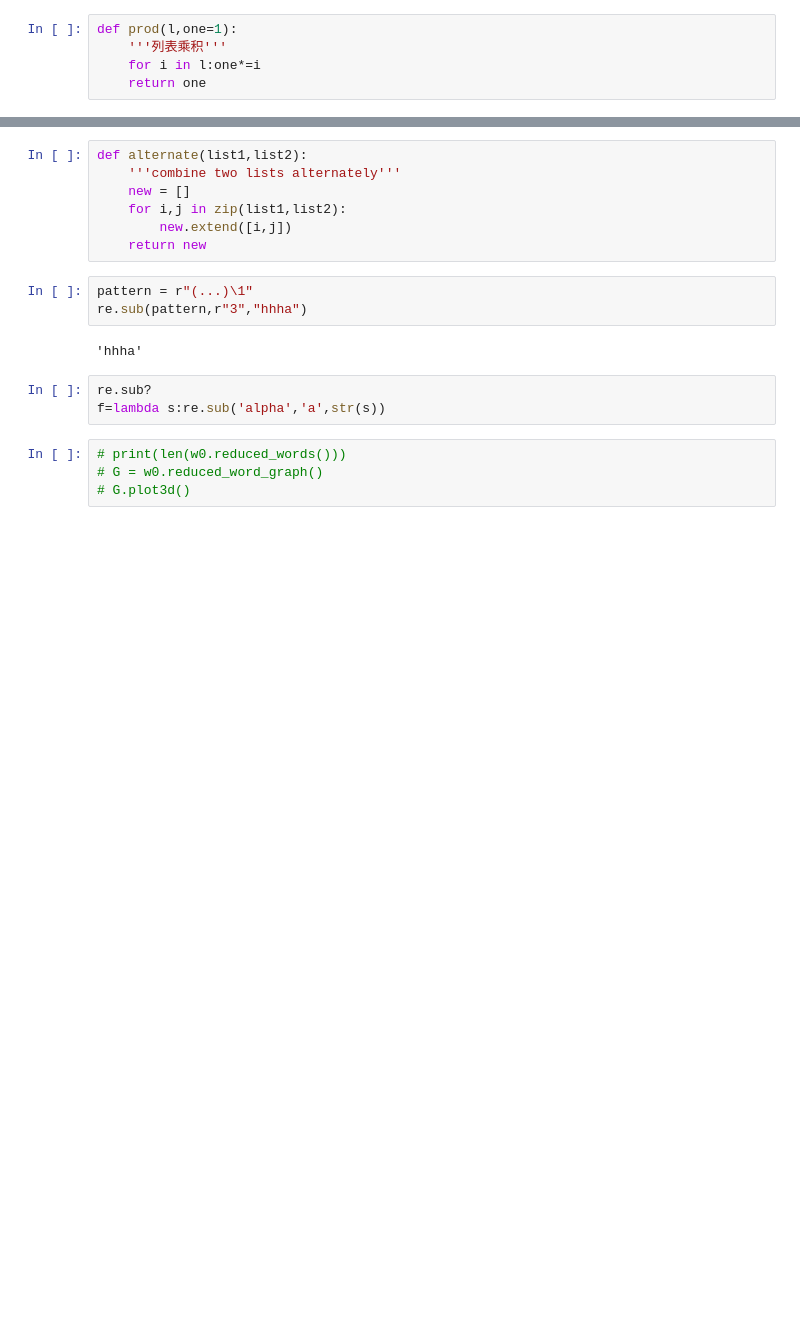
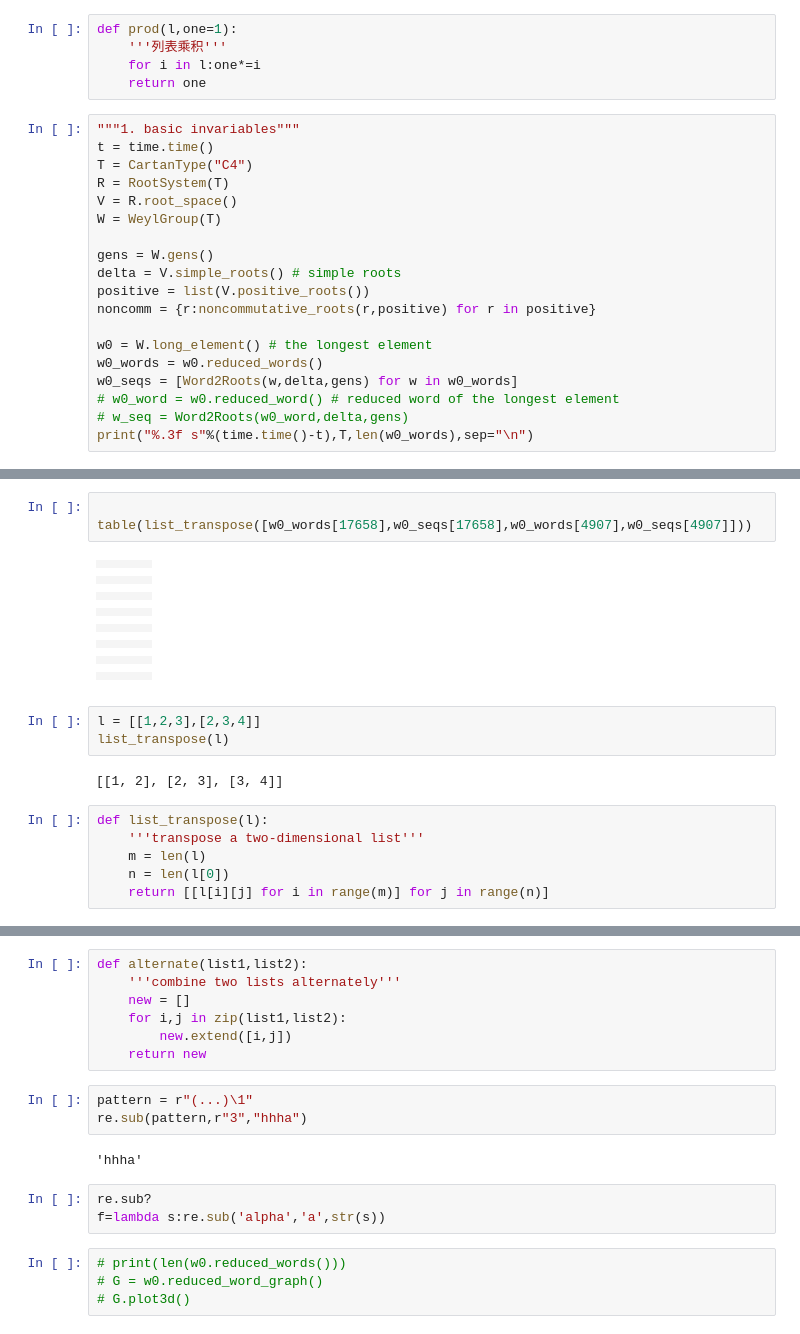
Before and after one commit to RexWzh/sage, a Jupyter notebook: 0 项目/00 pbw basis/01 判别全序等价性.ipynb, the cells around one changed output, grey strips where cells are left out. Saved outputs shown, nothing was run; the diff lists cells and outputs as text; blank space fills up the shorter version.

```diff
--- a/0 项目/00 pbw basis/01 判别全序等价性.ipynb
+++ b/0 项目/00 pbw basis/01 判别全序等价性.ipynb
@@ -30,3 +33,22 @@ def prod(l,one=1):
     '''列表乘积'''
     for i in l:one*=i
     return one
+# %%
+"""1. basic invariables"""
+t = time.time()
+T = CartanType("C4")
+R = RootSystem(T)
+V = R.root_space()
+W = WeylGroup(T)
+
+gens = W.gens()
+delta = V.simple_roots() # simple roots
+positive = list(V.positive_roots())
+noncomm = {r:noncommutative_roots(r,positive) for r in positive}
+
+w0 = W.long_element() # the longest element
+w0_words = w0.reduced_words()
+w0_seqs = [Word2Roots(w,delta,gens) for w in w0_words]
+# w0_word = w0.reduced_word() # reduced word of the longest element
+# w_seq = Word2Roots(w0_word,delta,gens)
+print("%.3f s"%(time.time()-t),T,len(w0_words),sep="\n")
@@ -71 +103,32 @@ table([w1,w2,s1,s2])
+# %%
+
+table(list_transpose([w0_words[17658],w0_seqs[17658],w0_words[4907],w0_seqs[4907]]))
+# %% [output]
+|  |  |  |  |
+|  |  |  |  |
+|  |  |  |  |
+|  |  |  |  |
+|  |  |  |  |
+|  |  |  |  |
+|  |  |  |  |
+|  |  |  |  |
+|  |  |  |  |
+|  |  |  |  |
+|  |  |  |  |
+|  |  |  |  |
+|  |  |  |  |
+|  |  |  |  |
+|  |  |  |  |
+|  |  |  |  |
+# %%
+l = [[1,2,3],[2,3,4]]
+list_transpose(l)
+# %% [output]
+[[1, 2], [2, 3], [3, 4]]
+# %%
+def list_transpose(l):
+    '''transpose a two-dimensional list'''
+    m = len(l)
+    n = len(l[0])
+    return [[l[i][j] for i in range(m)] for j in range(n)]
 # %%
```
Also changed, not shown: parts of 10 cells of this notebook, 10 other files.
